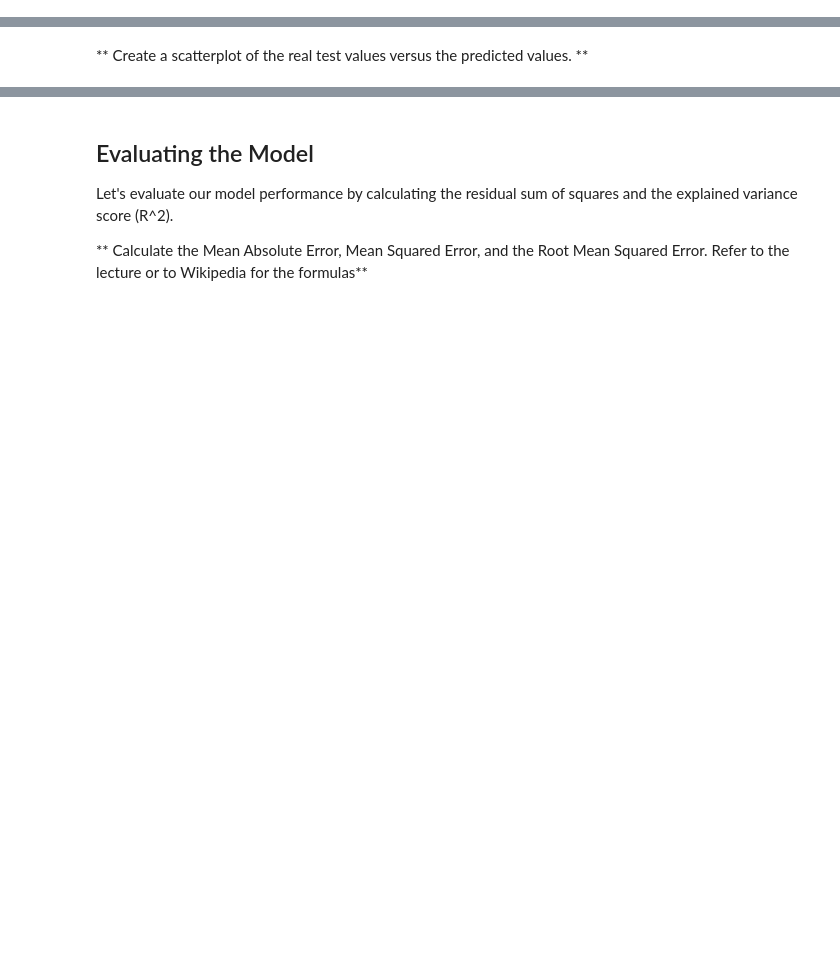
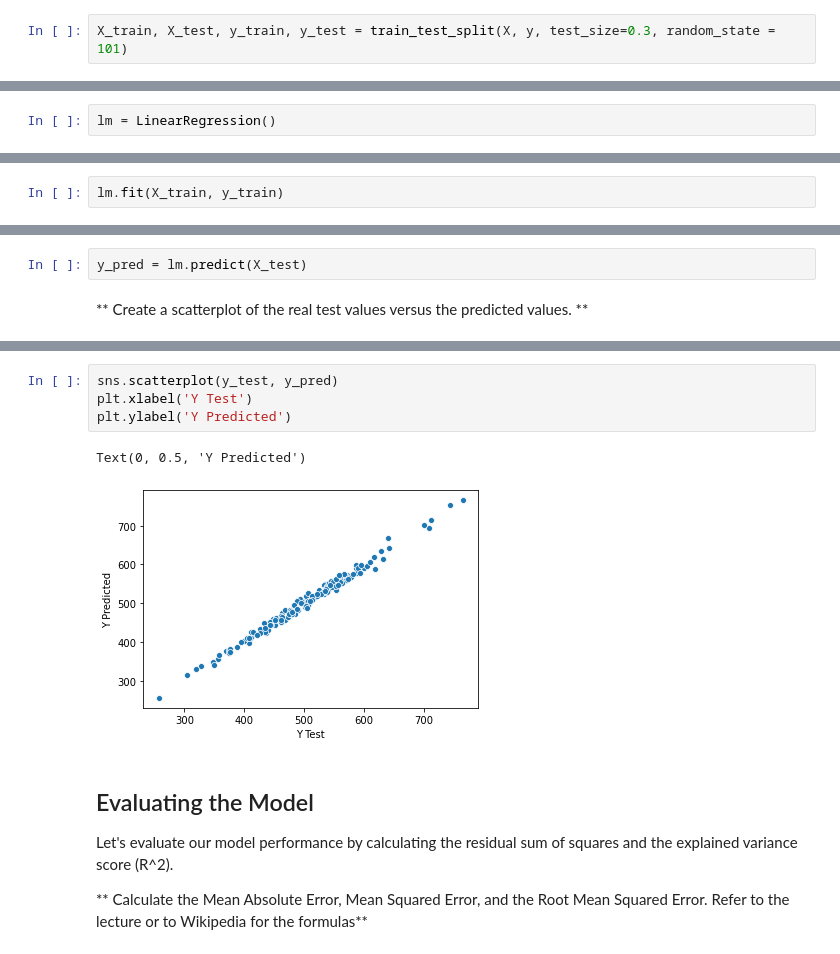
Before and after one commit to Sam-Power/012_ML-Ecommerce-Customer-with-Linear-Regression, a Jupyter notebook: ML Ecommerce Customers with Linear Regression.ipynb, the cells around one changed output, grey strips where cells are left out. Drawn from its saved outputs; the diff is of its cells as text; blank space fills up the shorter version.

```diff
--- a/ML Ecommerce Customers with Linear Regression.ipynb
+++ b/ML Ecommerce Customers with Linear Regression.ipynb
@@ -123,3 +158,5 @@ Now that we've explored the data a bit, let's go ahead and split the data into t
+# %%
+X_train, X_test, y_train, y_test = train_test_split(X, y, test_size=0.3, random_state = 101)
 # %% [markdown]
 ## Training the Model
 
@@ -129,4 +168,6 @@ Now its time to train our model on our training data!
 # %% [markdown]
 **Create an instance of a LinearRegression() model named lm.**
+# %%
+lm = LinearRegression()
 # %% [markdown]
 ** Train/fit lm on the training data.**
@@ -135,0 +174,2 @@ LinearRegression(copy_X=True, fit_intercept=True, n_jobs=1, normalize=False)
+# %%
+lm.fit(X_train, y_train)
@@ -144,5 +186,7 @@ Coefficients:
 Now that we have fit our model, let's evaluate its performance by predicting off the test values!
 
 ** Use lm.predict() to predict off the X_test set of the data.**
+# %%
+y_pred = lm.predict(X_test)
 # %% [markdown]
 ** Create a scatterplot of the real test values versus the predicted values. **
@@ -153,3 +193,10 @@ Now that we have fit our model, let's evaluate its performance by predicting off
+# %%
+sns.scatterplot(y_test, y_pred)
+plt.xlabel('Y Test')
+plt.ylabel('Y Predicted')
+# %% [output]
+Text(0, 0.5, 'Y Predicted')
+[figure, added]
 # %% [markdown]
 ## Evaluating the Model
 
```
Also changed, not shown: parts of 21 cells of this notebook.
